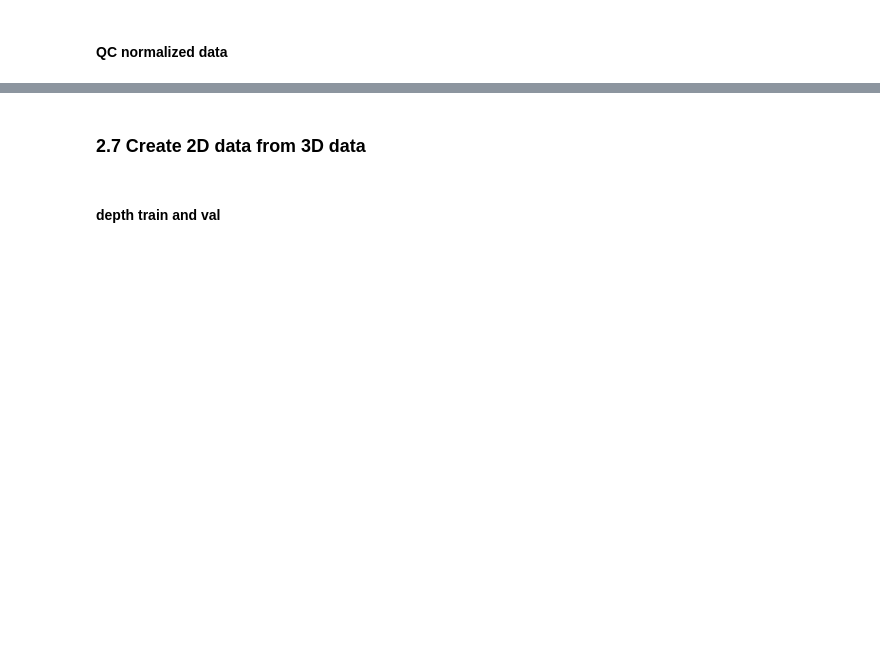
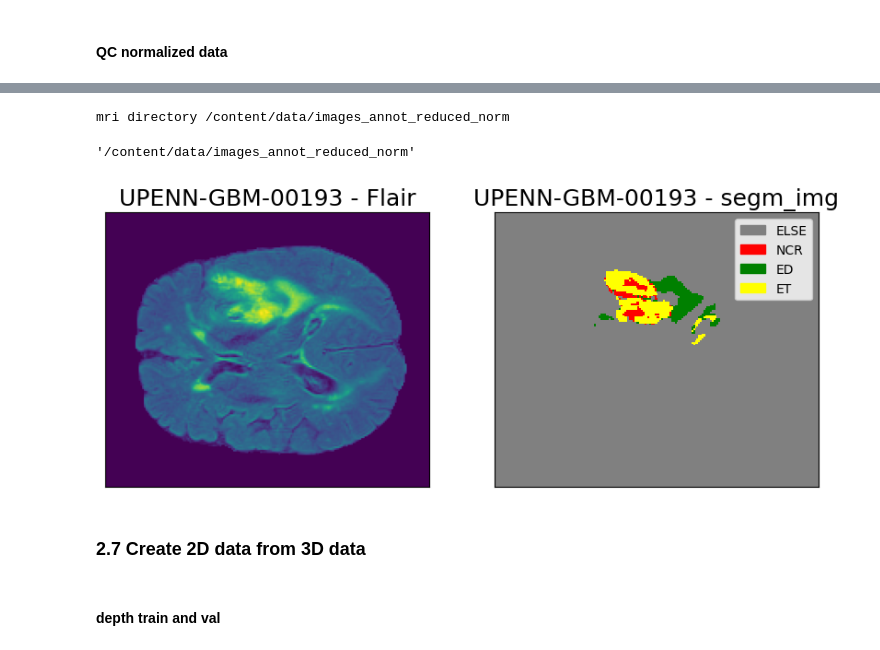
Before and after one commit to RiceD2KLab/BRAINNET, a Jupyter notebook: src/notebooks/01_mri_data_prep_and_loading.ipynb, the cells around one changed output, grey strips where cells are left out. Saved outputs shown, nothing was run; the diff lists cells and outputs as text; code cells hidden in the pictures; blank space fills up the shorter version.

```diff
--- a/src/notebooks/01_mri_data_prep_and_loading.ipynb
+++ b/src/notebooks/01_mri_data_prep_and_loading.ipynb
@@ -1012,3 +372,24 @@ Working on sample No. 15 display slide No. 58  with  1862 non-zero pixels in lab
+# %%
+norm_imgs, norm_dir = data_handler.list_mri_in_dir(mri_type=MriType.ANNOTATED_REDUCED_NORM, return_dir=True)
+norm_dir
+# %% [output]
+mri directory /content/data/images_annot_reduced_norm
+'/content/data/images_annot_reduced_norm'
+# %%
+# qc sample images
+fig, axs = plt.subplots(nrows=1, ncols=2, figsize=(10, 5))
+
+test_img = "UPENN-GBM-00193"
+flair_img = data_handler.load_mri(subj_id=test_img, mri_type=MriType.ANNOTATED_REDUCED_NORM, struct_scan=StructuralScan.FLAIR, dataset_type="test")
+segm_img = data_handler.load_mri(subj_id=test_img, mri_type=MriType.ANNOTATED_REDUCED_NORM, dataset_type="test")
+
+slice_idx = mri_common.get_largest_tumor_slice_idx(flair_img)[0]
+
+mri_plt.plot_img(img_data=flair_img[:, :, slice_idx], fig=fig, axs=axs, row=0, col=0, title=f"{test_img} - Flair")
+mri_plt.plot_segm_img(img_data=segm_img[:, :, slice_idx], fig=fig, axs=axs, row=0, col=1, title=f"{test_img} - segm_img", use_legend=True)
+plt.show()
+# %% [output]
+[figure, added]
 # %% [markdown]
 ### 2.7 Create 2D data from 3D data
 # %% [markdown]
```
Also changed, not shown: parts of 141 cells of this notebook, 8 other files.
